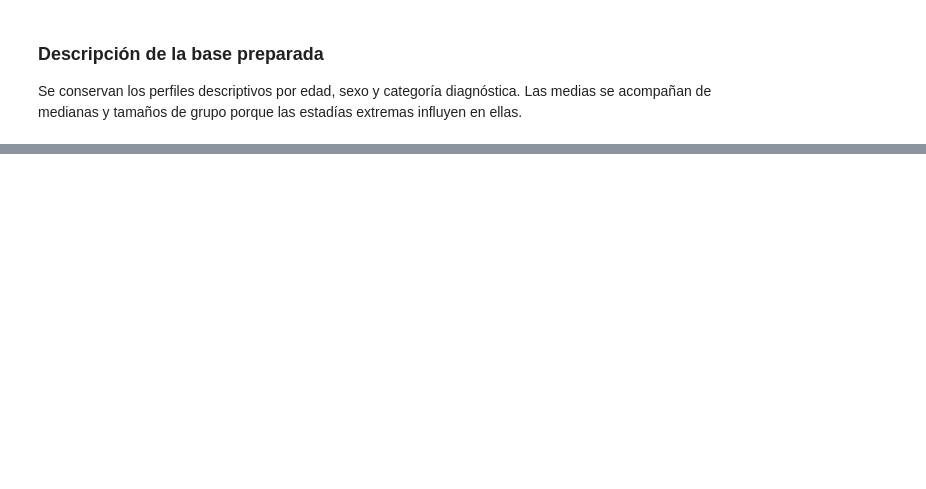
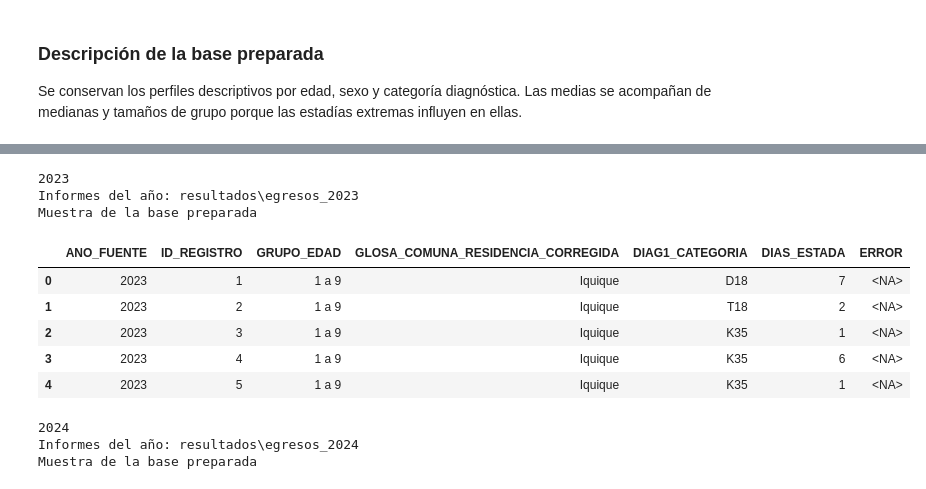
Before and after one commit to bastianSucso/Miner-a-de-Datos-Proyecto, a Jupyter notebook: 01_preprocesamiento_egresos_2025.ipynb, the cells around one changed output, grey strips where cells are left out. Cells and saved outputs as stored; diff of their text form; code cells hidden in the pictures; blank space fills up the shorter version.

```diff
--- a/01_preprocesamiento_egresos_2025.ipynb
+++ b/01_preprocesamiento_egresos_2025.ipynb
@@ -75,14 +210,0 @@ display(originales.head(3))
-# %%
-diccionario.columns = ["variable", "descripcion_diccionario"]
-diccionario["variable"] = diccionario["variable"].str.strip().replace({"DIAS_ESTAD": "DIAS_ESTADA"})
-descripcion_variables = pd.DataFrame({"variable": originales.columns})
-descripcion_variables = descripcion_variables.merge(diccionario, on="variable", how="left")
-descripcion_variables["descripcion_diccionario"] = descripcion_variables["descripcion_diccionario"].fillna(
-    "No definida en el diccionario entregado; significado pendiente de confirmar")
-descripcion_variables["tipo_lectura"] = originales.dtypes.astype(str).values
-descripcion_variables["valores_distintos"] = originales.nunique().values
-descripcion_variables["rol"] = "Categórica o código; no representa una cantidad"
-descripcion_variables.loc[descripcion_variables["variable"].eq("DIAS_ESTADA"), "rol"] = "Cantidad de días de estadía"
-descripcion_variables.loc[descripcion_variables["variable"].eq("ANO_EGRESO"), "rol"] = "Año de referencia"
-descripcion_variables.loc[descripcion_variables["variable"].eq("ERROR"), "rol"] = "Indicador de significado no documentado"
-display(descripcion_variables)
@@ -524,0 +981,65 @@ display(datos.head(10))
+# %%
+def guardar_informes(
+    tablas, datos, descripcion_variables, calidad_final, transformaciones,
+    diagnosticos_pendientes, resumen_procesamiento,
+):
+    descripcion_auxiliares = {
+        "ID_REGISTRO": "Número de fila del CSV, comenzando en 1 dentro de cada año",
+        "ANO_FUENTE": "Año indicado por el nombre del ZIP del que se leyó la fila",
+        "TIENE_ASTERISCO": "El registro tenía al menos un marcador * en la fuente",
+        "TIENE_TEXTO_DANADO": "El registro tenía algún carácter de sustitución en la fuente",
+        "EN_GRUPO_REPETIDO": "Los 16 campos comunes coinciden con los de al menos otra fila del mismo CSV",
+        "DIAG2_VACIO_ORIGEN": "La causa externa estaba vacía en el CSV original",
+        "TEXTO_DANADO_PENDIENTE": "Quedan caracteres de sustitución en las versiones corregidas de las glosas",
+        "GLOSA_COMUNA_RESIDENCIA_CORREGIDA": "Nombre de comuna según CUT de la capa DPA 2023 de la SMA; conserva origen si no hay correspondencia",
+        "GLOSA_REGION_RESIDENCIA_CORREGIDA": "Nombre de región según CUT de la capa DPA 2023 de la SMA; conserva origen si no hay correspondencia",
+        "ESTADO_CORRECCION_COMUNA": "CORREGIDA, NORMALIZADA, COINCIDE, CATEGORIA_ESPECIAL, SIN_DATO o SIN_CORRESPONDENCIA",
+        "ESTADO_CORRECCION_REGION": "CORREGIDA, NORMALIZADA, COINCIDE, CATEGORIA_ESPECIAL, SIN_DATO o SIN_CORRESPONDENCIA",
+        "DIAG1_CATEGORIA": "Primeros tres caracteres del diagnóstico principal",
+        "DIAG1_DESCRIPCION": "Descripción de subcategoría obtenida por coincidencia exacta",
+        "DIAG1_GLOSA_CATEGORIA": "Descripción de categoría en el diccionario entregado",
+        "DIAG1_CAPITULO": "Capítulo correspondiente a la categoría del diagnóstico principal",
+        "DIAG1_GLOSA_CAPITULO": "Descripción del capítulo en el diccionario entregado",
+        "DIAG1_COINCIDENCIA": "Coincidencia exacta, solo categoría, sin coincidencia o sin dato",
+        "DIAG2_COINCIDENCIA": "Coincidencia exacta, sin coincidencia o sin dato en causa externa",
+        "ESTADIA_MAYOR_365": "Más de 365 días; marca operativa de revisión, sin exclusión",
+    }
+    descripcion_final = descripcion_variables[["variable", "descripcion_diccionario"]].rename(
+        columns={"descripcion_diccionario": "descripcion"})
+    auxiliares = pd.Series(descripcion_auxiliares, name="descripcion").rename_axis("variable").reset_index()
+    descripcion_final = pd.concat([descripcion_final, auxiliares], ignore_index=True).set_index("variable")
+    descripcion_final = descripcion_final.reindex(datos.columns)
+    descripcion_final["tipo_final"] = datos.dtypes.astype(str)
+    columnas_originales = set(descripcion_variables["variable"])
+    descripcion_final["origen"] = ["Fuente original" if columna in columnas_originales else "Derivada" for columna in datos.columns]
+    descripcion_final.loc["ERROR", "descripcion"] = "Campo de significado sin documentar. Ausente en 2023 y 2024."
+    descripcion_final.loc["ERROR", "origen"] = "CSV de 2025"
+
+    descripcion_final.to_csv(tablas / "descripcion_variables.csv", encoding="utf-8-sig")
+    calidad_final.to_csv(tablas / "calidad_datos.csv", encoding="utf-8-sig", float_format="%.6f")
+    transformaciones.to_csv(tablas / "transformaciones.csv", index=False, encoding="utf-8-sig")
+    diagnosticos_pendientes.to_csv(tablas / "diagnosticos_sin_coincidencia_exacta.csv", index=False, encoding="utf-8-sig")
+    resumen_procesamiento.to_csv(tablas / "resumen_procesamiento.csv", encoding="utf-8-sig")
+
+    print("Informes del año:", tablas.parent.relative_to(RAIZ))
+    display(HTML("<strong>Muestra de la base preparada</strong>"))
+    display(datos.head(5)[[
+        "ANO_FUENTE", "ID_REGISTRO", "GRUPO_EDAD", "GLOSA_COMUNA_RESIDENCIA_CORREGIDA",
+        "DIAG1_CATEGORIA", "DIAS_ESTADA", "ERROR",
+    ]])
+
+
+reservar_salidas(guardar_informes)
+# %% [output]
+2023
+Informes del año: resultados\egresos_2023
+Muestra de la base preparada
+|  | ANO_FUENTE | ID_REGISTRO | GRUPO_EDAD | GLOSA_COMUNA_RESIDENCIA_CORREGIDA | DIAG1_CATEGORIA | DIAS_ESTADA | ERROR |
+| 0 | 2023 | 1 | 1 a 9 | Iquique | D18 | 7 | <NA> |
+| 1 | 2023 | 2 | 1 a 9 | Iquique | T18 | 2 | <NA> |
+| 2 | 2023 | 3 | 1 a 9 | Iquique | K35 | 1 | <NA> |
+| 3 | 2023 | 4 | 1 a 9 | Iquique | K35 | 6 | <NA> |
+| 4 | 2023 | 5 | 1 a 9 | Iquique | K35 | 1 | <NA> |
+2024
+Informes del año: resultados\egresos_2024
+Muestra de la base preparada
```
Also changed, not shown: parts of 40 cells of this notebook, 4 other files.
